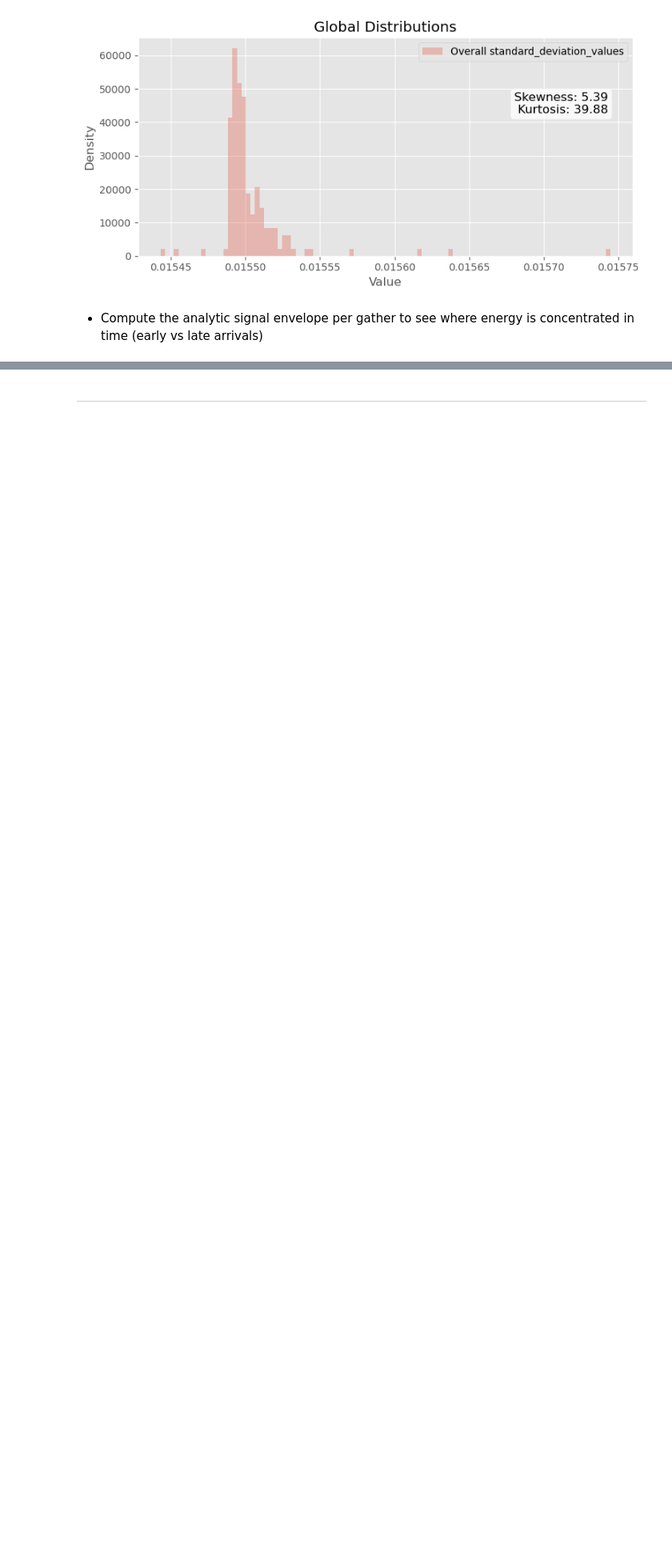
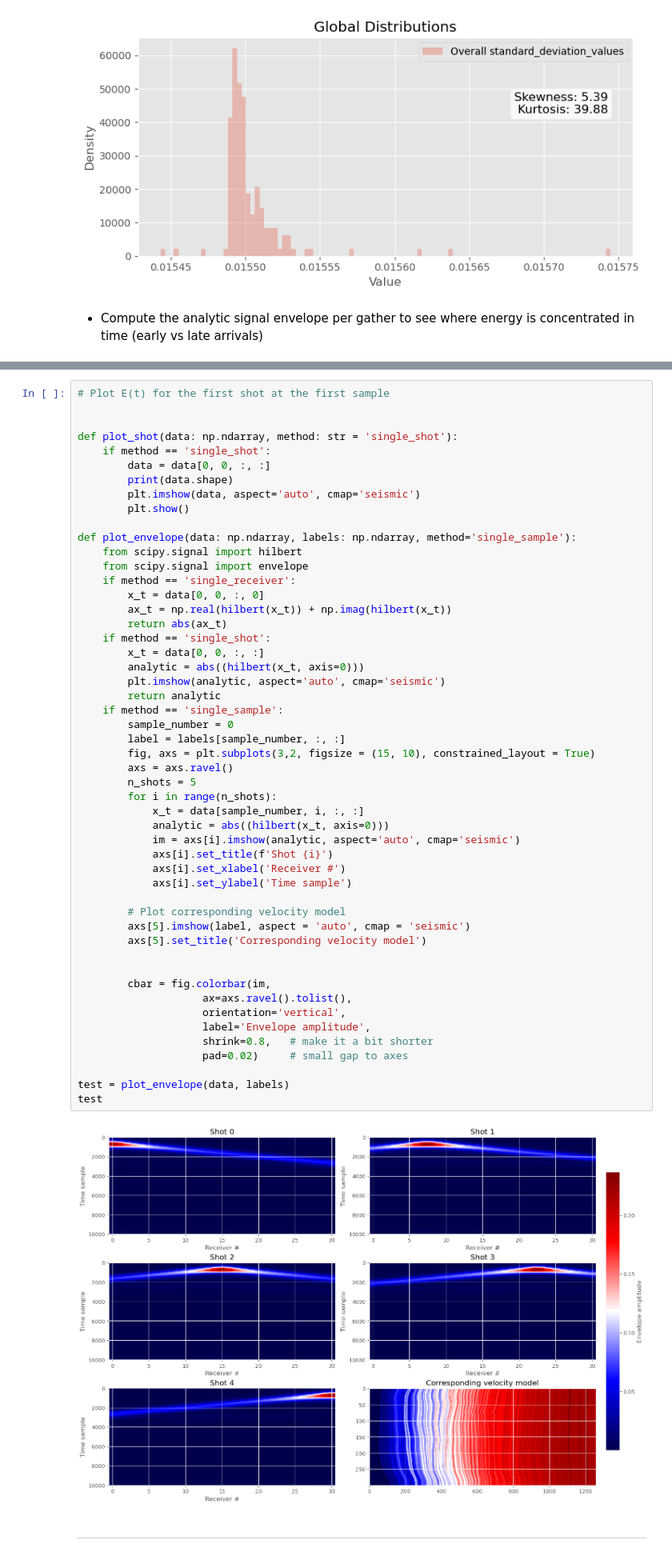
Before and after one commit to bbBerny/speed-and-structure, a Jupyter notebook: glimpse.ipynb, the cells around one changed output, grey strips where cells are left out. Shown: that part at 80% size. Drawn from its saved outputs; the diff is of its cells as text; blank space fills up the shorter version.

Commit message:
Finished envelope analysis, added scipy to requirements.txt

```diff
--- a/glimpse.ipynb
+++ b/glimpse.ipynb
@@ -412,3 +438,56 @@ compute_global_histograms(values = {'Overall standard_deviation_values': global_
+# %%
+# Plot E(t) for the first shot at the first sample
+
+
+def plot_shot(data: np.ndarray, method: str = 'single_shot'):
+    if method == 'single_shot':
+        data = data[0, 0, :, :]
+        print(data.shape)
+        plt.imshow(data, aspect='auto', cmap='seismic')
+        plt.show()
+
+def plot_envelope(data: np.ndarray, labels: np.ndarray, method='single_sample'):
+    from scipy.signal import hilbert
+    from scipy.signal import envelope
+    if method == 'single_receiver':
+        x_t = data[0, 0, :, 0]
+        ax_t = np.real(hilbert(x_t)) + np.imag(hilbert(x_t))
+        return abs(ax_t)
+    if method == 'single_shot':
+        x_t = data[0, 0, :, :]
+        analytic = abs((hilbert(x_t, axis=0)))
+        plt.imshow(analytic, aspect='auto', cmap='seismic')
+        return analytic
+    if method == 'single_sample':
+        sample_number = 0
+        label = labels[sample_number, :, :]
+        fig, axs = plt.subplots(3,2, figsize = (15, 10), constrained_layout = True)
+        axs = axs.ravel()
+        n_shots = 5
+        for i in range(n_shots):
+            x_t = data[sample_number, i, :, :]
+            analytic = abs((hilbert(x_t, axis=0)))
+            im = axs[i].imshow(analytic, aspect='auto', cmap='seismic')
+            axs[i].set_title(f'Shot {i}')
+            axs[i].set_xlabel('Receiver #')
+            axs[i].set_ylabel('Time sample')
+
+        # Plot corresponding velocity model
+        axs[5].imshow(label, aspect = 'auto', cmap = 'seismic')
+        axs[5].set_title('Corresponding velocity model')
+
+
+        cbar = fig.colorbar(im,
+                    ax=axs.ravel().tolist(),
+                    orientation='vertical',
+                    label='Envelope amplitude',
+                    shrink=0.8,   # make it a bit shorter
+                    pad=0.02)     # small gap to axes
+
+test = plot_envelope(data, labels)
+test
+# %% [output]
+[figure, added]
 # %% [markdown]
 ---
 # %%
```
Also changed, not shown: parts of 1 cell of this notebook, 1 other file.
